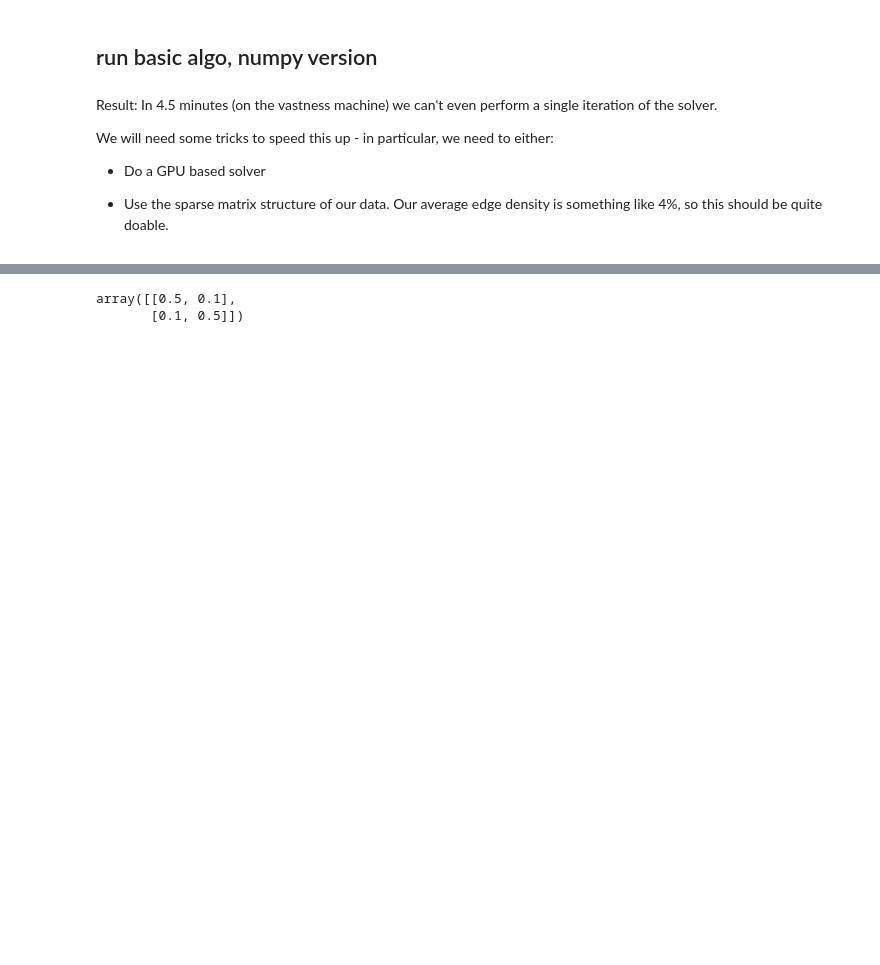
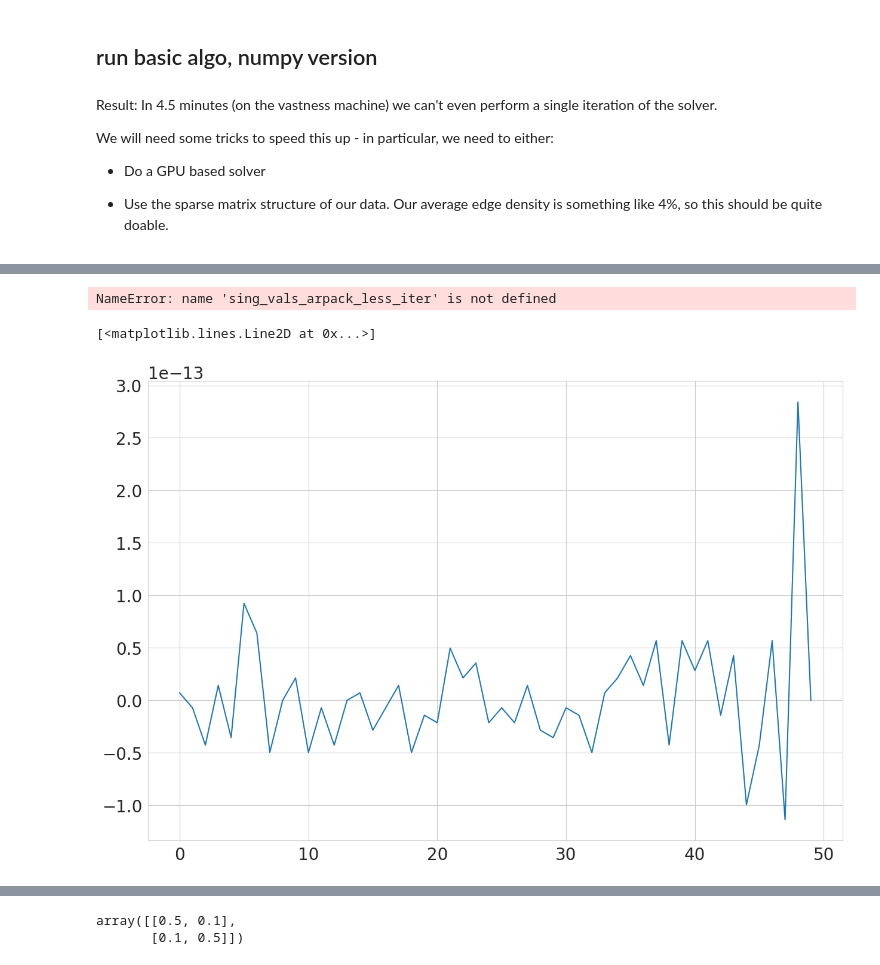
Before and after one commit to akhiljalan/cellag-misc, a Jupyter notebook: ppi-1-test-recovery-edge-occlusion.ipynb, the cells around one changed output, grey strips where cells are left out. Cells and saved outputs as stored; diff of their text form; code cells hidden in the pictures; blank space fills up the shorter version.

```diff
--- a/ppi-1-test-recovery-edge-occlusion.ipynb
+++ b/ppi-1-test-recovery-edge-occlusion.ipynb
@@ -194,0 +266,4 @@ We will need some tricks to speed this up - in particular, we need to either:
+# %%
+sparse_matrix = scipy.sparse.load_npz('data/adj_matrix_sparse_restricted_9606.npz')
+max_degree =  np.max(sparse_matrix)
+sparse_matrix /= max_degree
@@ -194,0 +643,6 @@ We will need some tricks to speed this up - in particular, we need to either:
+# %%
+%%time
+num_sing_values = 50
+sing_vals_arpack = scipy.sparse.linalg.svds(sparse_matrix, k=num_sing_values,
+    solver='arpack',
+    return_singular_vectors=False);
@@ -194,0 +734,5 @@ We will need some tricks to speed this up - in particular, we need to either:
+# %%
+%%timeit
+num_sing_values = 50
+sing_vals_arpack_tol_higher = scipy.sparse.linalg.svds(sparse_matrix, k=num_sing_values,
+    solver='arpack', tol=1e-5, return_singular_vectors=False)
@@ -194,0 +741,12 @@ We will need some tricks to speed this up - in particular, we need to either:
+# %%
+sing_vals_arpack_tol_higher = scipy.sparse.linalg.svds(sparse_matrix, k=num_sing_values,
+    solver='arpack', tol=1e-5, return_singular_vectors=False)
+# %%
+sing_vals_arpack_less_iter - sing_vals_arpack
+# %% [output]
+NameError: name 'sing_vals_arpack_less_iter' is not defined
+# %%
+plt.plot(sing_vals_arpack_tol_higher - sing_vals_arpack)
+# %% [output]
+[<matplotlib.lines.Line2D at 0x...>]
+[figure, added]
```
Also changed, not shown: parts of 91 cells of this notebook, 4 other files.
